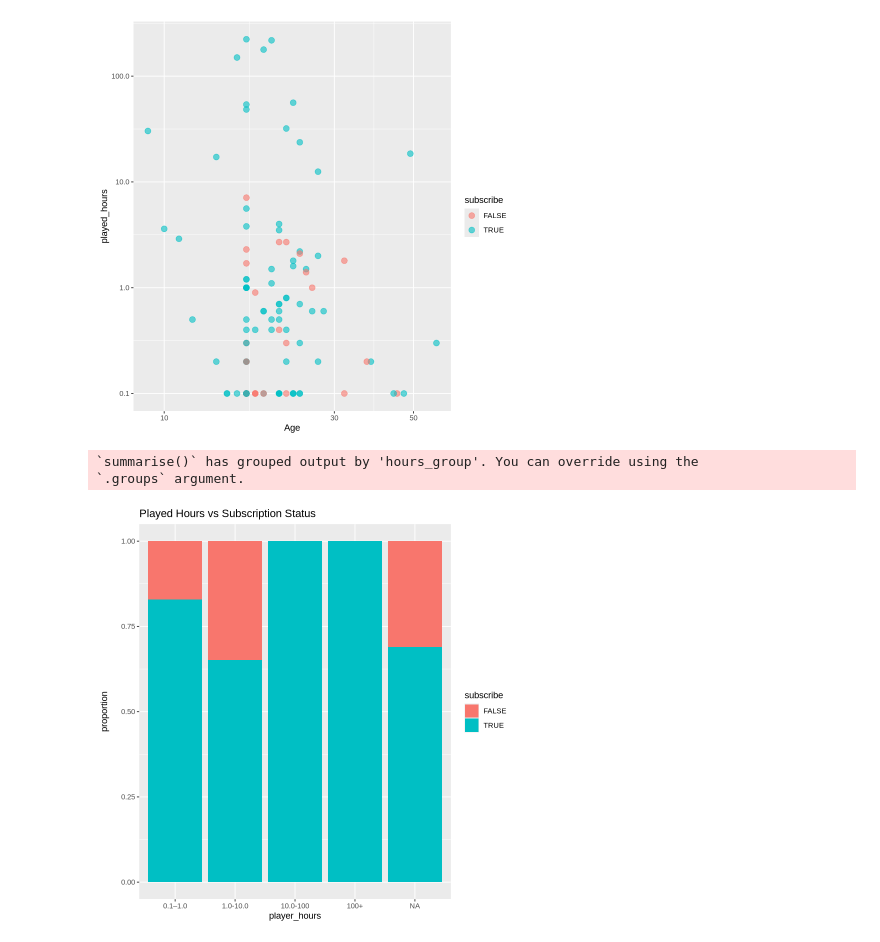
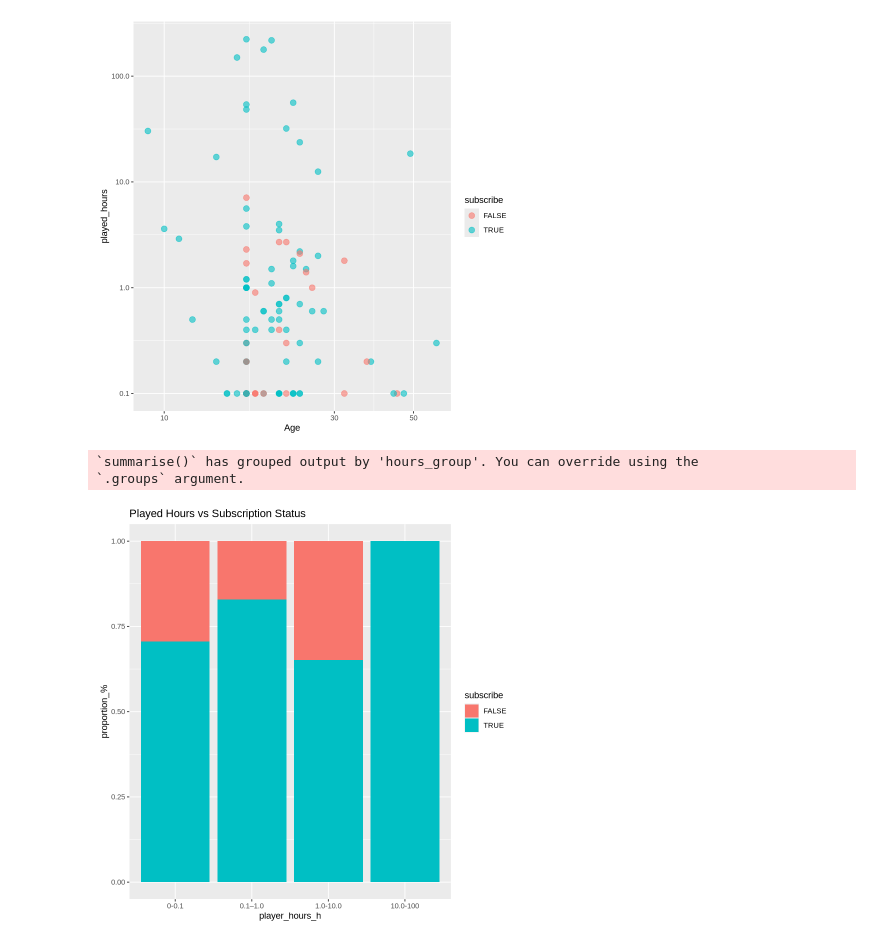
Before and after one commit to yunan-Deng/daci100_project_033_yunan_deng, a Jupyter notebook: individual_yunan_project.ipynb, the cells around one changed output. Cells and saved outputs as stored; diff of their text form; code cells hidden in the pictures.

Commit message:
visualization part finish
already finished the visualization part and next step is completing Method and plan

```diff
--- a/individual_yunan_project.ipynb
+++ b/individual_yunan_project.ipynb
@@ -359,11 +364,21 @@ A tibble: 6 × 7
 # %%
-tidy_players <- players |>
+tidy_players_1 <- players |>
 select(subscribe,Age,played_hours)|>
   mutate(played_hours = as.numeric(played_hours),
    Age = as.numeric(Age),
    subscribe = as.factor(subscribe)
   )
-tidy_players
+tidy_players_played_hours <- tidy_players_1 |>
+filter(played_hours >0 & played_hours <=100)|>
+select(subscribe, played_hours)
+tidy_players_1
+tidy_players_played_hours
+
+tidy_players_Age <- tidy_players_1 |>
+filter(Age >0 & Age <100)|>
+select(subscribe, Age)
+
+tidy_players_Age
 # %% [output]
 A tibble: 196 × 3
 | subscribe | Age | played_hours |
@@ -428,21 +481,21 @@ plot_1
 NULL
 [figure]
 # %%
-group_players<-tidy_players |>
+group_players<-tidy_players_played_hours  |>
   mutate(hours_group = cut(played_hours,
-                           breaks = c(0.1, 1.0,10.0, 100.0, Inf),
-                           labels = c("0.1–1.0", "1.0-10.0", "10.0-100","100+"))) |>
+                           breaks = c(0,0.1, 1.0,10.0, 100.0),
+                           labels = c("0-0.1","0.1–1.0", "1.0-10.0", "10.0-100"))) |>
   group_by(hours_group, subscribe) |>
   summarise(count = n())
 
  plot_2 <- group_players|>
 ggplot( aes(x = hours_group, y= count, fill = subscribe)) +
   geom_bar(stat = "identity",position = "fill") +
   labs(title = "Played Hours vs Subscription Status",
-       x = "player_hours", y = "proportion_%
-       ")
+       x = "player_hours_h",
+       y = "proportion_%")
 plot_2
 # %% [output]
 `summarise()` has grouped output by 'hours_group'. You can override using the
 `.groups` argument.
-[figure, old version]
+[figure, new version]
```
Also changed, not shown: parts of 8 cells of this notebook.
